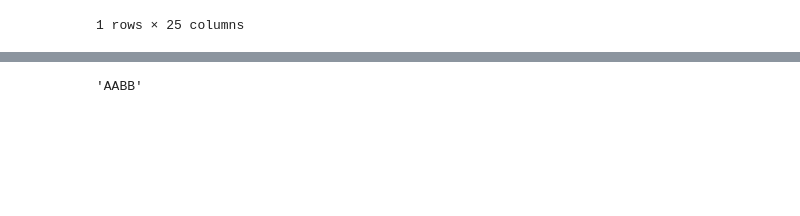
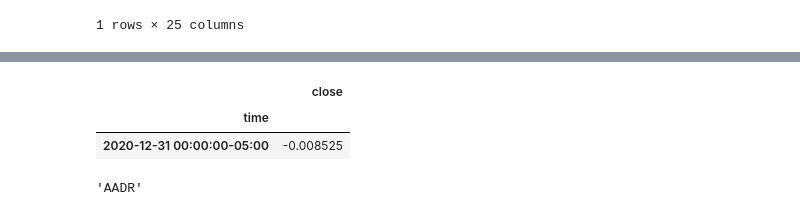
Before and after one commit to chimdyke82/j-Camp, a Jupyter notebook: Project1.ipynb, the cells around one changed output, grey strips where cells are left out. Cells and saved outputs as stored; diff of their text form; code cells hidden in the pictures; blank space fills up the shorter version.

```diff
--- a/Project1.ipynb
+++ b/Project1.ipynb
@@ -362,14 +721,56 @@ stock_symbols_common2.head()
+# %%
+today = date.today()
+    ####################
+    #getting all dates
+year1 = today.year - 4
+startdate_year1 = str(year1) + "-" + "01" + "-" + "01"
+enddate_year1 = str(year1) + "-" + "12" + "-" + "31"
+
+start_date1 = pd.Timestamp("2020-01-14", tz="America/New_York").isoformat()
+end_date1 = pd.Timestamp("2020-12-31", tz="America/New_York").isoformat()
+
+timeframe = "1D"
+
+    # Get current closing prices for SPY and AGG
+# YOUR CODE HERE!
+df_ticker1 = alpaca.get_barset(
+    'AAPL',
+    timeframe,
+    start=start_date1,
+    end=end_date1,
+    ).df
+
+#df_ticker1.reset_index(inplace = True)
+df_ticker1.columns = df_ticker1.columns.droplevel()
+df_ticker1['close'] = df_ticker1['close'].pct_change()
+df_ticker1 = df_ticker1[['close']]
+df_ticker1.tail(1)
+#df_ticker1.plot(kind = 'line')
+#df_ticker1['AAPL']['close'] = df_ticker1['AAPL']['close'].pct_change()
+#df_ticker1['AAPL']['close']
+# %% [output]
+|  | close |
+| time |  |
+| 2020-12-31 00:00:00-05:00 | -0.008525 |
 # %%
-active_assets = alpaca.list_assets(status='active')
+active_assets = alpaca.list_assets(status='active', asset_class = 'us_equity')
+
 templist = []
 for asset in active_assets:
-    #print(f"{asset.symbol}  \t{asset.name}")
-    aaa = 'Ticker: ' + asset.symbol + ' , Name: ' + asset.name
-    templist.append(aaa)
+    temp_var = asset.symbol + ' , Name: ' + asset.name
+    templist.append(temp_var)
 
-stock_list = stock_symbols_common2['stock_list'].tolist()
-aaa = stock_list[3]
+templist.sort()
+
+stock_list = []
+for i in templist:
+    temp_var = 'Ticker: ' + i
+    stock_list.append(temp_var)
+
+#stock_list
+
+aaa = stock_list[9]
 #testing if split works
 aaa.split('Ticker: ', 1)[1].split(' ,',1)[0]
 # %% [output]
-'AABB'
+'AADR'
```
Also changed, not shown: parts of 20 cells of this notebook.
